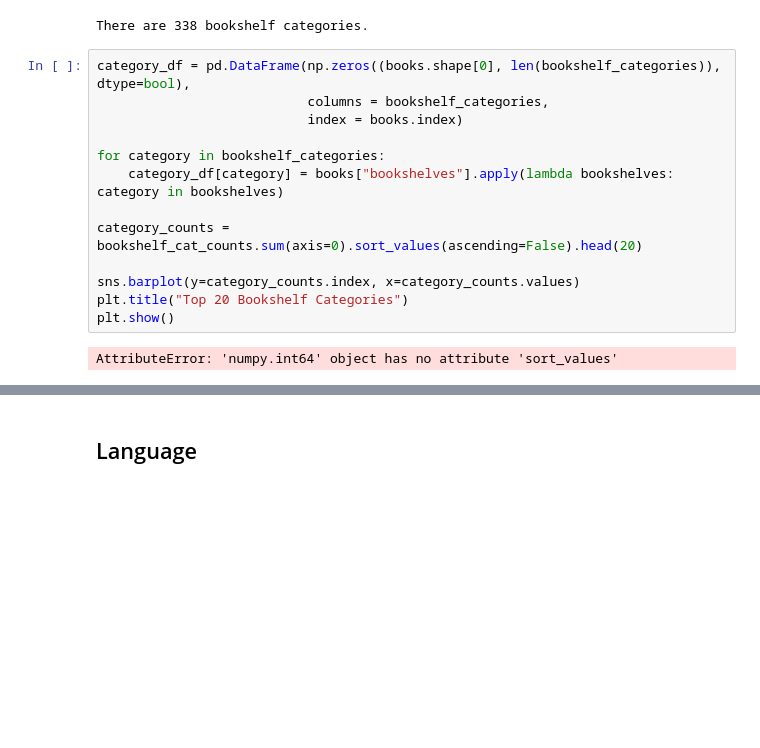
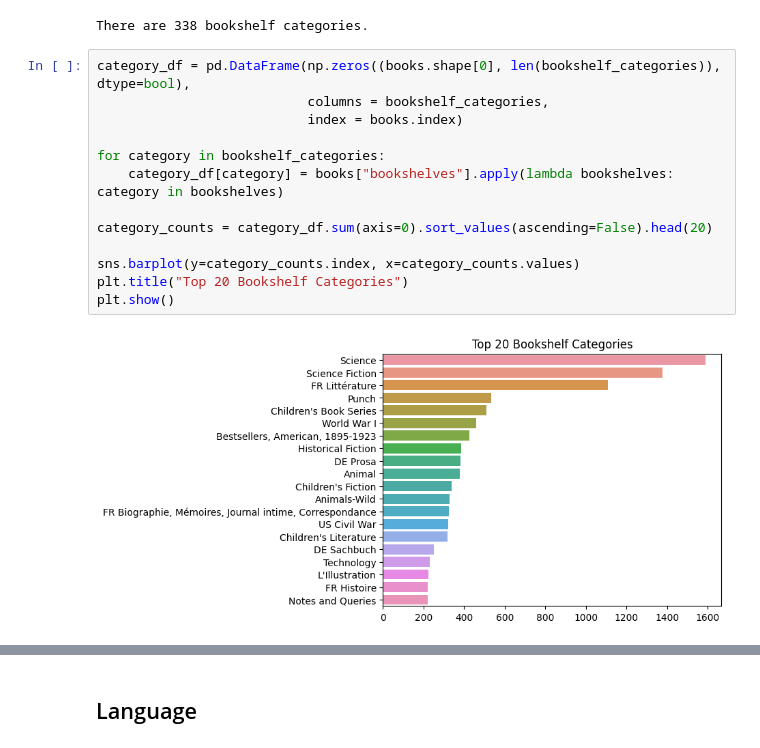
Before and after one commit to hanzholahs/Project-Gutenberg, a Jupyter notebook: analysis.ipynb, the cells around one changed output, grey strips where cells are left out. Drawn from its saved outputs; the diff is of its cells as text; blank space fills up the shorter version.

```diff
--- a/analysis.ipynb
+++ b/analysis.ipynb
@@ -161,18 +145,18 @@ There are 338 bookshelf categories.
 # %%
 category_df = pd.DataFrame(np.zeros((books.shape[0], len(bookshelf_categories)), dtype=bool),
                            columns = bookshelf_categories,
                            index = books.index)
 
 for category in bookshelf_categories:
     category_df[category] = books["bookshelves"].apply(lambda bookshelves: category in bookshelves)
 
-category_counts = bookshelf_cat_counts.sum(axis=0).sort_values(ascending=False).head(20)
+category_counts = category_df.sum(axis=0).sort_values(ascending=False).head(20)
 
 sns.barplot(y=category_counts.index, x=category_counts.values)
 plt.title("Top 20 Bookshelf Categories")
 plt.show()
 # %% [output]
-AttributeError: 'numpy.int64' object has no attribute 'sort_values'
+[figure, added]
 # %%
 top_title_category_count = pd.concat([books["title"], category_df.sum(axis=1)], axis=1) \
     .rename(columns={0:"n_category"}) \
```
Also changed, not shown: parts of 4 cells of this notebook.
